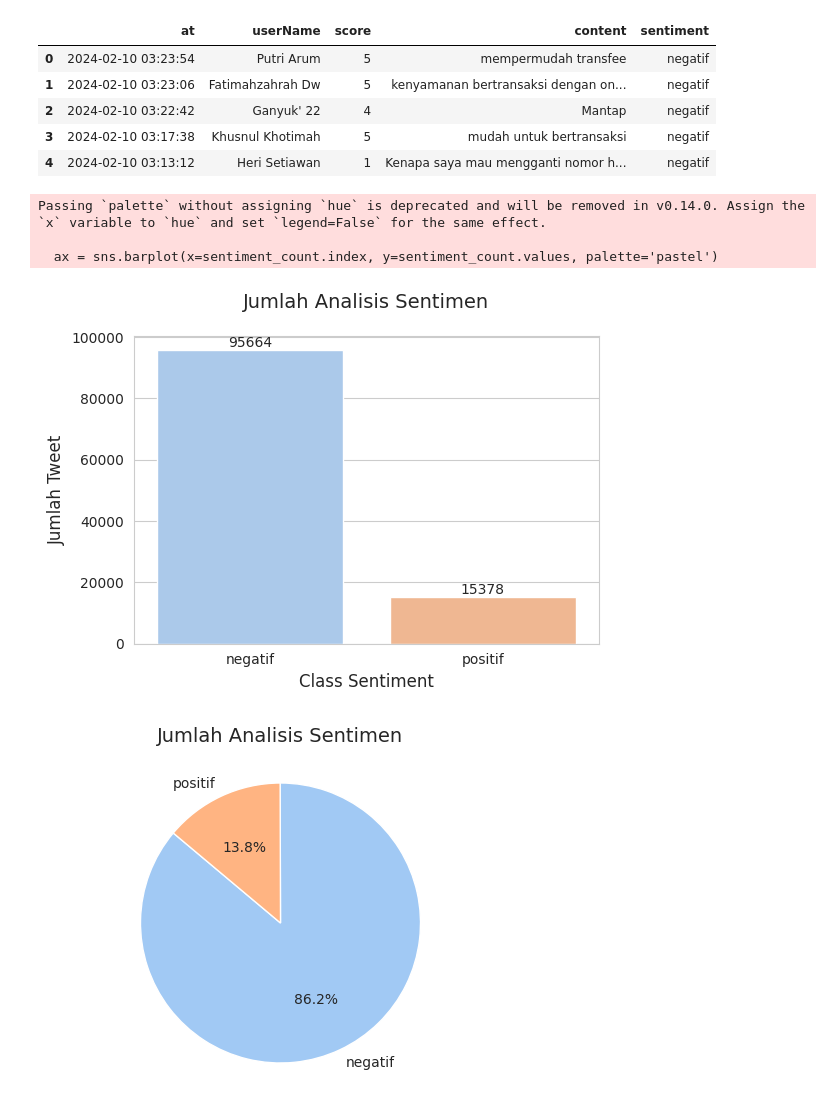
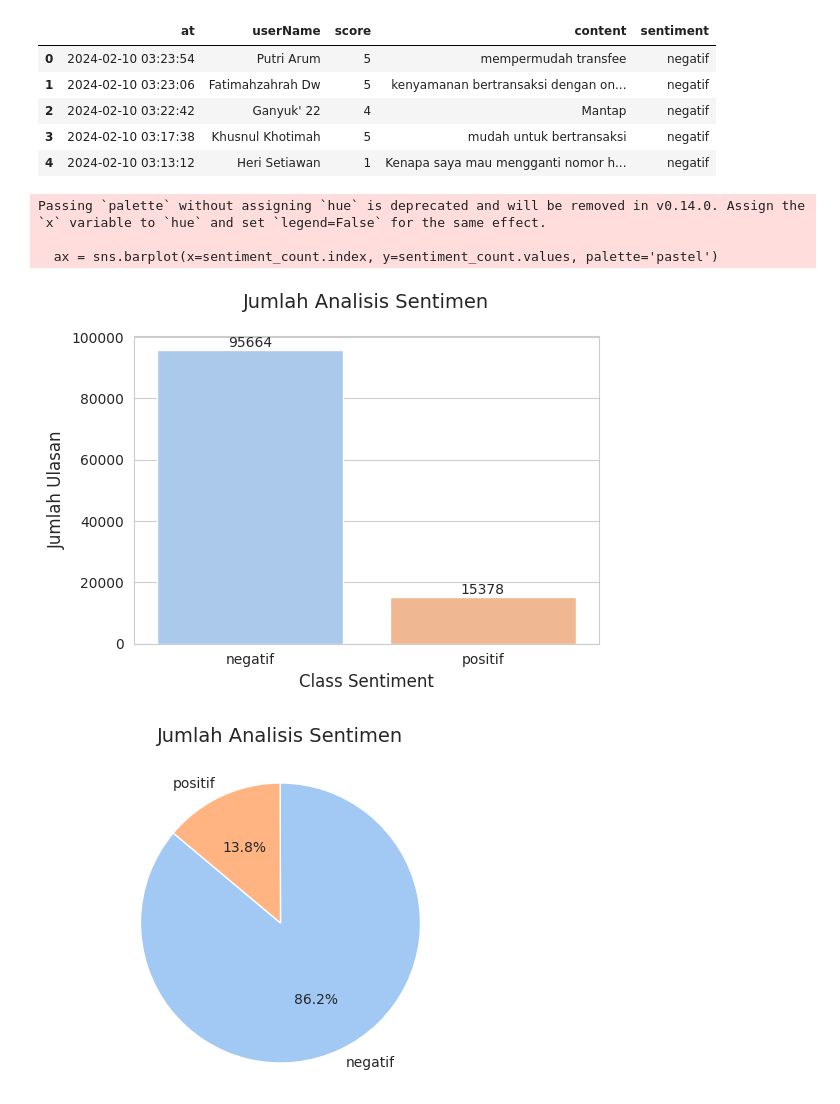
Before and after one commit to dijsl/seabankk, a Jupyter notebook: Seabank_Alg_RF.ipynb, the cells around one changed output. Drawn from its saved outputs; the diff is of its cells as text; code cells hidden in the pictures.

```diff
--- a/Seabank_Alg_RF.ipynb
+++ b/Seabank_Alg_RF.ipynb
@@ -70,27 +70,27 @@ data.head(5)
 # %%
 import pandas as pd
 import matplotlib.pyplot as plt
 import seaborn as sns
 
 sentiment_count = data['sentiment'].value_counts()
 
 sns.set_style('whitegrid')
 
 fig, ax = plt.subplots(figsize=(6, 4))
 ax = sns.barplot(x=sentiment_count.index, y=sentiment_count.values, palette='pastel')
 plt.title('Jumlah Analisis Sentimen', fontsize=14, pad=20)
 plt.xlabel('Class Sentiment',fontsize=12)
-plt.ylabel('Jumlah Tweet', fontsize=12)
+plt.ylabel('Jumlah Ulasan', fontsize=12)
 
 for i, count in enumerate(sentiment_count.values):
     ax.text(i, count+0.10, str(count), ha='center', va='bottom')
 
 plt.show()
 # %% [output]
 Passing `palette` without assigning `hue` is deprecated and will be removed in v0.14.0. Assign the `x` variable to `hue` and set `legend=False` for the same effect.
 
   ax = sns.barplot(x=sentiment_count.index, y=sentiment_count.values, palette='pastel')
-[figure, old version]
+[figure, new version]
 # %%
 import pandas as pd
 import matplotlib.pyplot as plt
```
Also changed, not shown: parts of 6 cells of this notebook.
